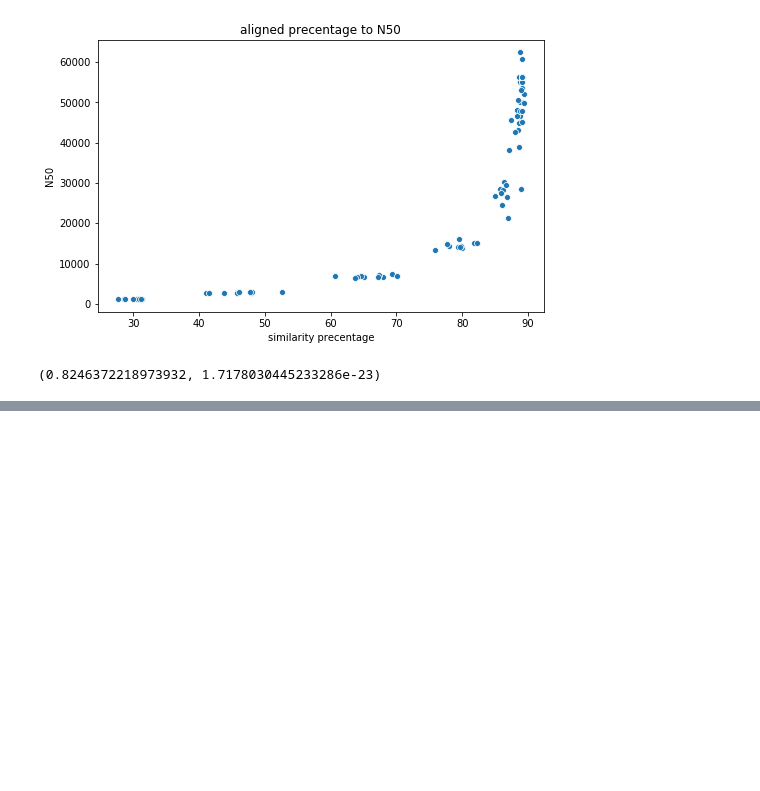
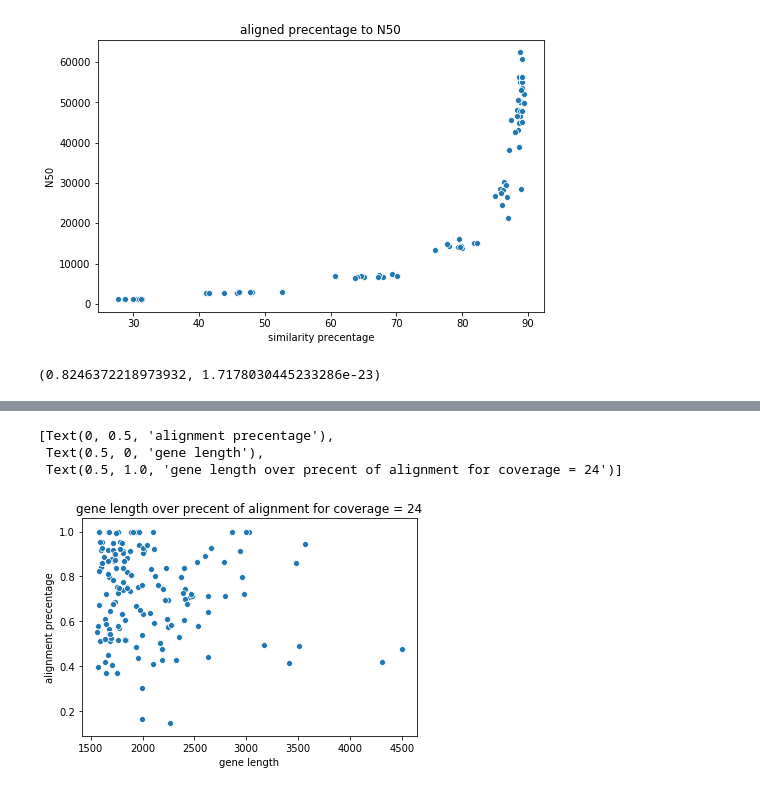
Before and after one commit to roysh1993/bioinformatics_final, a Jupyter notebook: plots_notebook.ipynb, the cells around one changed output, grey strips where cells are left out. Cells and saved outputs as stored; diff of their text form; code cells hidden in the pictures; blank space fills up the shorter version.

```diff
--- a/plots_notebook.ipynb
+++ b/plots_notebook.ipynb
@@ -163,0 +154,13 @@ cov_b
+# %%
+val_x = np.array([float(x) for x in per_cov_x[3]])
+val_y = np.array([float(x) for x in per_cov_y[3]])
+import itertools
+low_val_x = val_x[val_x < 5000]
+low_val_y = val_y[val_x < 5000]/10
+
+sns.scatterplot(low_val_x,low_val_y).set(title="gene length over precent of alignment for coverage = 24", xlabel= "gene length", ylabel = "alignment precentage")
+# %% [output]
+[Text(0, 0.5, 'alignment precentage'),
+ Text(0.5, 0, 'gene length'),
+ Text(0.5, 1.0, 'gene length over precent of alignment for coverage = 24')]
+[figure, added]
```
Also changed, not shown: parts of 6 cells of this notebook.
